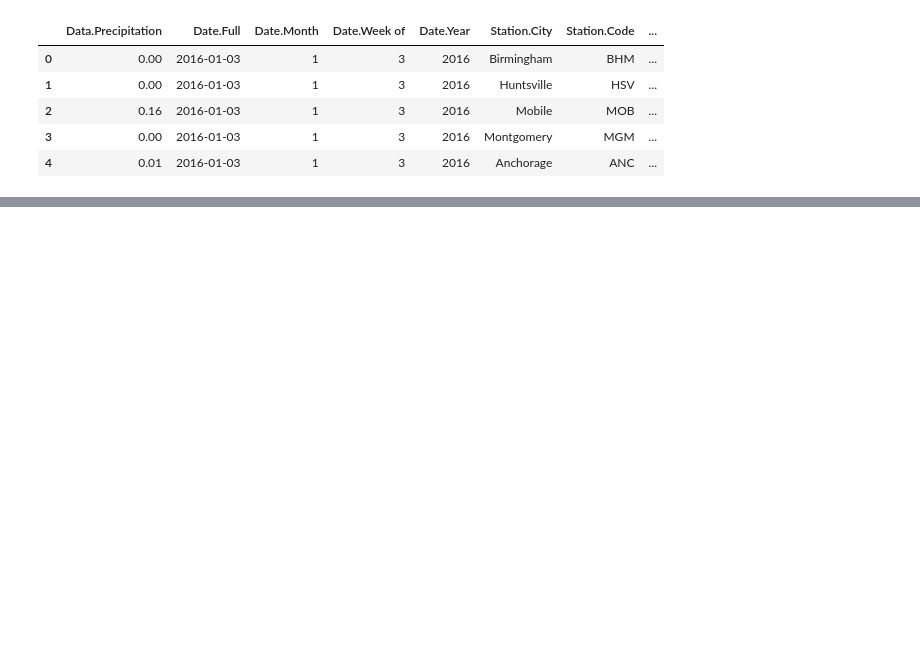
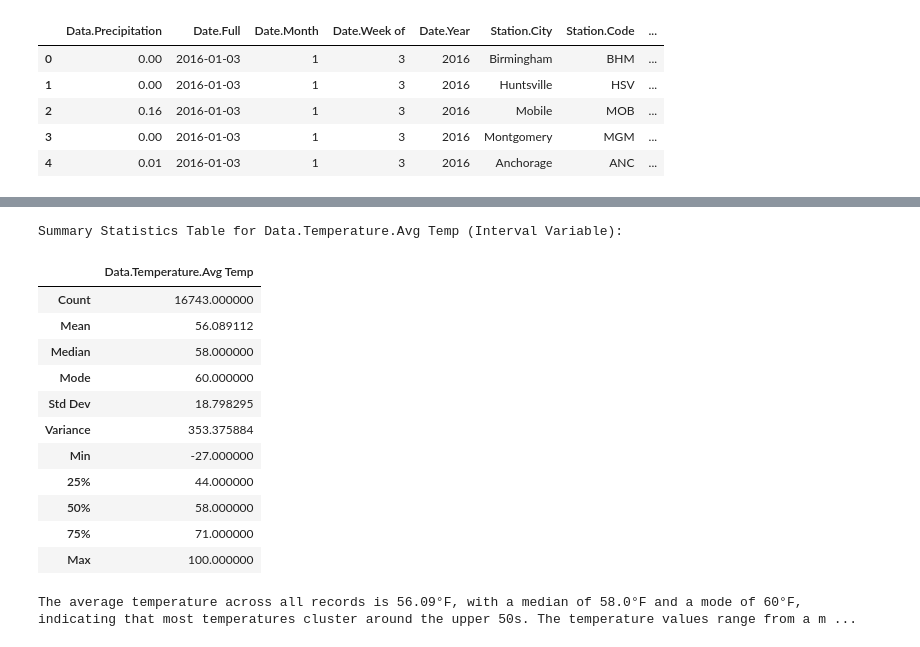
Before and after one commit to vinayreddyverama/Projects, a Jupyter notebook: Pratice/weather.ipynb, the cells around one changed output, grey strips where cells are left out. Cells and saved outputs as stored; diff of their text form; code cells hidden in the pictures; blank space fills up the shorter version.

```diff
--- a/Pratice/weather.ipynb
+++ b/Pratice/weather.ipynb
@@ -25,0 +82,45 @@ df.dropna(subset=['Data.Precipitation', 'Data.Temperature.Avg Temp', 'Data.Wind.
+# %%
+# Display summary statistics for the interval variable (Average Temperature) as a table
+summary_dict = {
+    'Count': avg_temp_stats['count'],
+    'Mean': mean,
+    'Median': median,
+    'Mode': mode,
+    'Std Dev': std_dev,
+    'Variance': variance,
+    'Min': avg_temp_stats['min'],
+    '25%': avg_temp_stats['25%'],
+    '50%': avg_temp_stats['50%'],
+    '75%': avg_temp_stats['75%'],
+    'Max': avg_temp_stats['max']
+}
+
+summary_table = pd.DataFrame(summary_dict, index=['Data.Temperature.Avg Temp']).T
+print("Summary Statistics Table for Data.Temperature.Avg Temp (Interval Variable):")
+display(summary_table)
+# %% [output]
+Summary Statistics Table for Data.Temperature.Avg Temp (Interval Variable):
+|  | Data.Temperature.Avg Temp |
+| Count | 16743.000000 |
+| Mean | 56.089112 |
+| Median | 58.000000 |
+| Mode | 60.000000 |
+| Std Dev | 18.798295 |
+| Variance | 353.375884 |
+| Min | -27.000000 |
+| 25% | 44.000000 |
+| 50% | 58.000000 |
+| 75% | 71.000000 |
+| Max | 100.000000 |
+# %%
+# Text insight for the Summary Statistics Table for Data.Temperature.Avg Temp (Interval Variable)
+insight = (
+    f"The average temperature across all records is {mean:.2f}°F, with a median of {median}°F and a mode of {mode}°F, "
+    f"indicating that most temperatures cluster around the upper 50s. The temperature values range from a minimum of {avg_temp_stats['min']}°F "
+    f"to a maximum of {avg_temp_stats['max']}°F, showing a wide spread. The standard deviation is {std_dev:.2f}, and the variance is {variance:.2f}, "
+    f"suggesting moderate variability in temperature readings. The interquartile range (25% to 75%) spans from {avg_temp_stats['25%']}°F to {avg_temp_stats['75%']}°F, "
+    f"highlighting where the central half of the data lies."
+)
+print(insight)
+# %% [output]
+The average temperature across all records is 56.09°F, with a median of 58.0°F and a mode of 60°F, indicating that most temperatures cluster around the upper 50s. The temperature values range from a m ...
```
Also changed, not shown: parts of 5 cells of this notebook.
